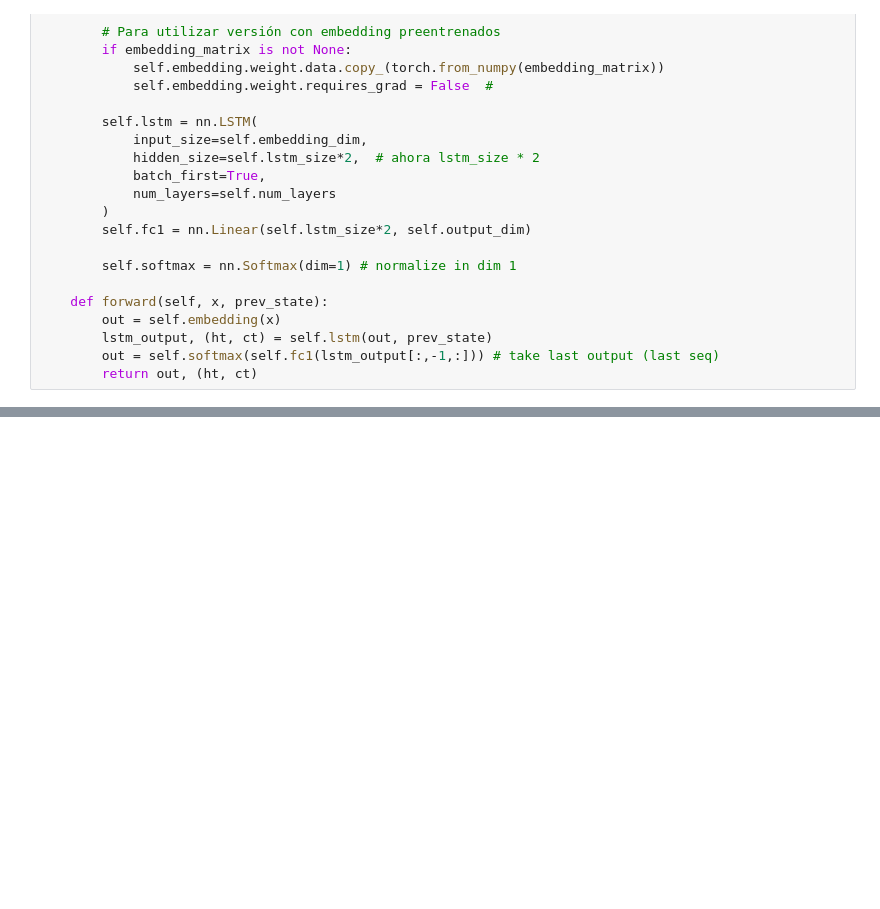
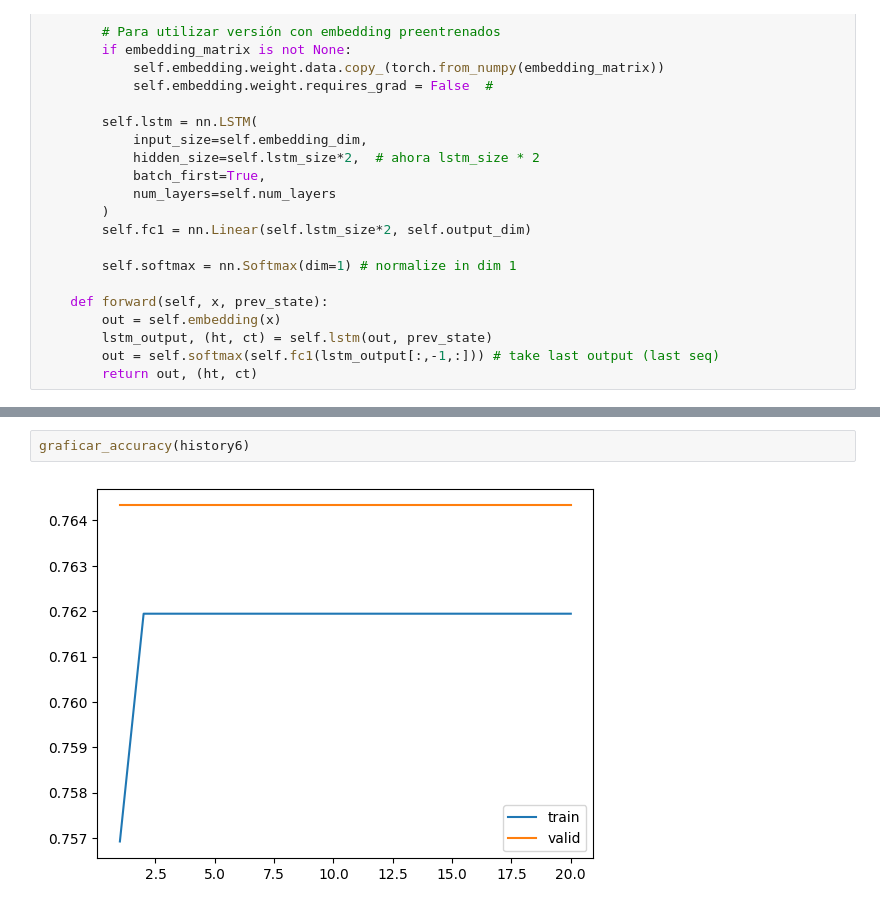
Before and after one commit to Agustinlopezf/CEIA-ProcesamientoLenguajeNaturalI, a Jupyter notebook: Desafio_4/Desafio_4.ipynb, the cells around one changed output, grey strips where cells are left out. Saved outputs shown, nothing was run; the diff lists cells and outputs as text; blank space fills up the shorter version.

```diff
--- a/Desafio_4/Desafio_4.ipynb
+++ b/Desafio_4/Desafio_4.ipynb
@@ -1574,0 +1603,4 @@ Checkpoint cargado desde: Modelos_entrenados/LSTM_bidireccional
+# %%
+graficar_accuracy(history6)
+# %% [output]
+[figure, added]
```
Also changed, not shown: parts of 21 cells of this notebook, 42 other files.
